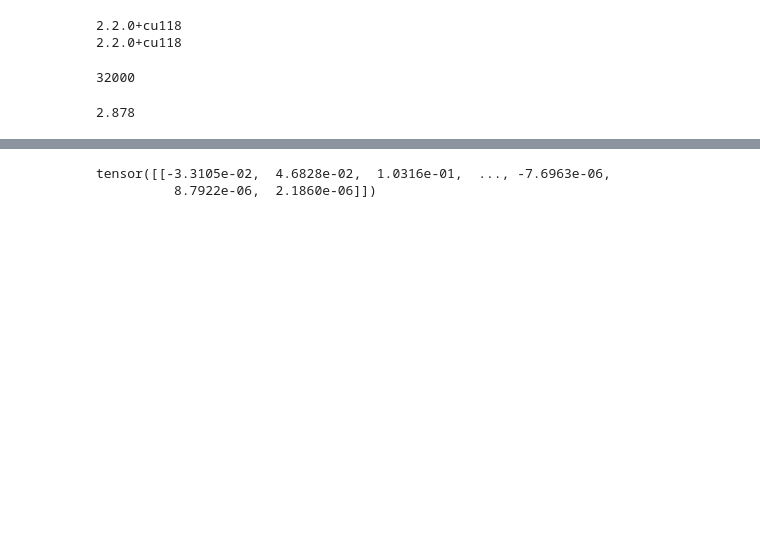
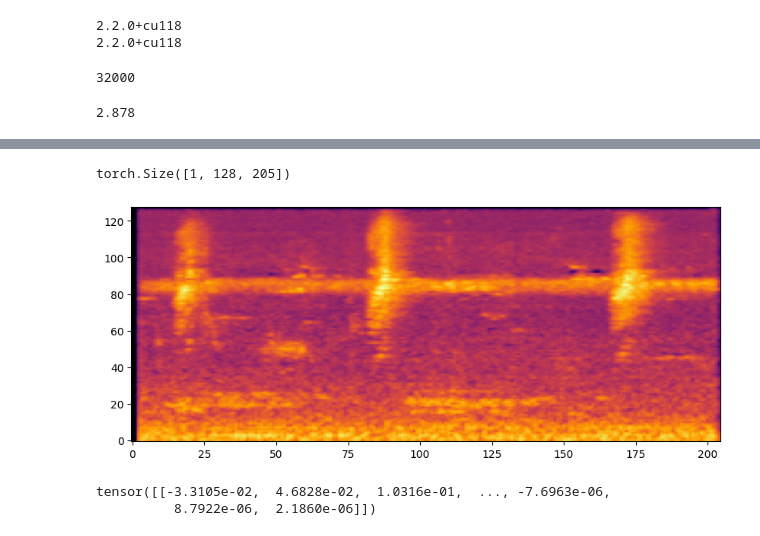
Before and after one commit to kirill-yatsy/BirdCLEF_2024, a Jupyter notebook: notebooks/data/playing_with_spect.ipynb, the cells around one changed output, grey strips where cells are left out. Saved outputs shown, nothing was run; the diff lists cells and outputs as text; code cells hidden in the pictures; blank space fills up the shorter version.

```diff
--- a/notebooks/data/playing_with_spect.ipynb
+++ b/notebooks/data/playing_with_spect.ipynb
@@ -30,3 +30,20 @@ waveform, sample_rate = torchaudio.load(
 transform = torchaudio.transforms.MelSpectrogram(sample_rate)
 mel_spectrogram = transform(waveform).numpy()
 pseudo_rgb_spectrogram = np.repeat(mel_spectrogram[..., np.newaxis], 3, axis=-1)
+# %%
+spectrogram_transforms = []
+
+mel_spectrogram = torchaudio.transforms.MelSpectrogram(
+        32000,
+        n_mels=128,
+        n_fft=2028,
+        hop_length=512,
+        f_max=16000,
+        f_min=20,
+    )
+amplitude_to_db = torchaudio.transforms.AmplitudeToDB(
+        top_db=80
+    )
+
+spectrogram_transforms.append(mel_spectrogram)
+spectrogram_transforms.append(amplitude_to_db)
@@ -37,3 +80,19 @@ waveform.shape[1]
+# %%
+a.shape
+# %% [output]
+torch.Size([1, 128, 205])
+# %%
+# draw the spectrogram with the transforms
+fig, ax = plt.subplots(1, 1, figsize=(10, 4))
+ax.imshow(
+    amplitude_to_db(mel_spectrogram(waveform)).squeeze().numpy(),
+    aspect="auto",
+    origin="lower",
+    cmap="inferno",
+)
+plt.show()
+# %% [output]
+[figure, added]
 # %%
 waveform[:, int(waveform.shape[1] * 0.1) : waveform.shape[1]]
 # %% [output]
```
Also changed, not shown: parts of 5 cells of this notebook, 13 other files.
